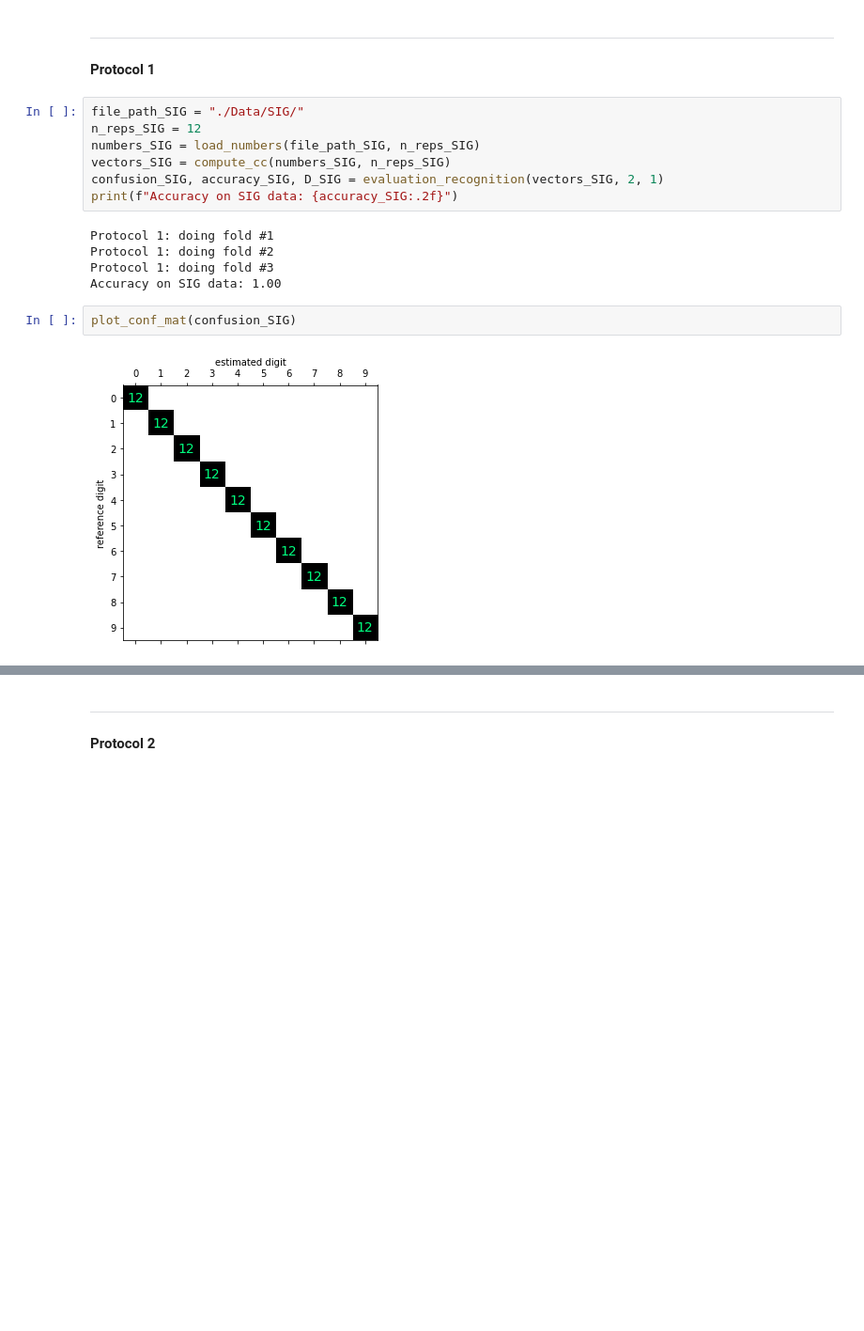
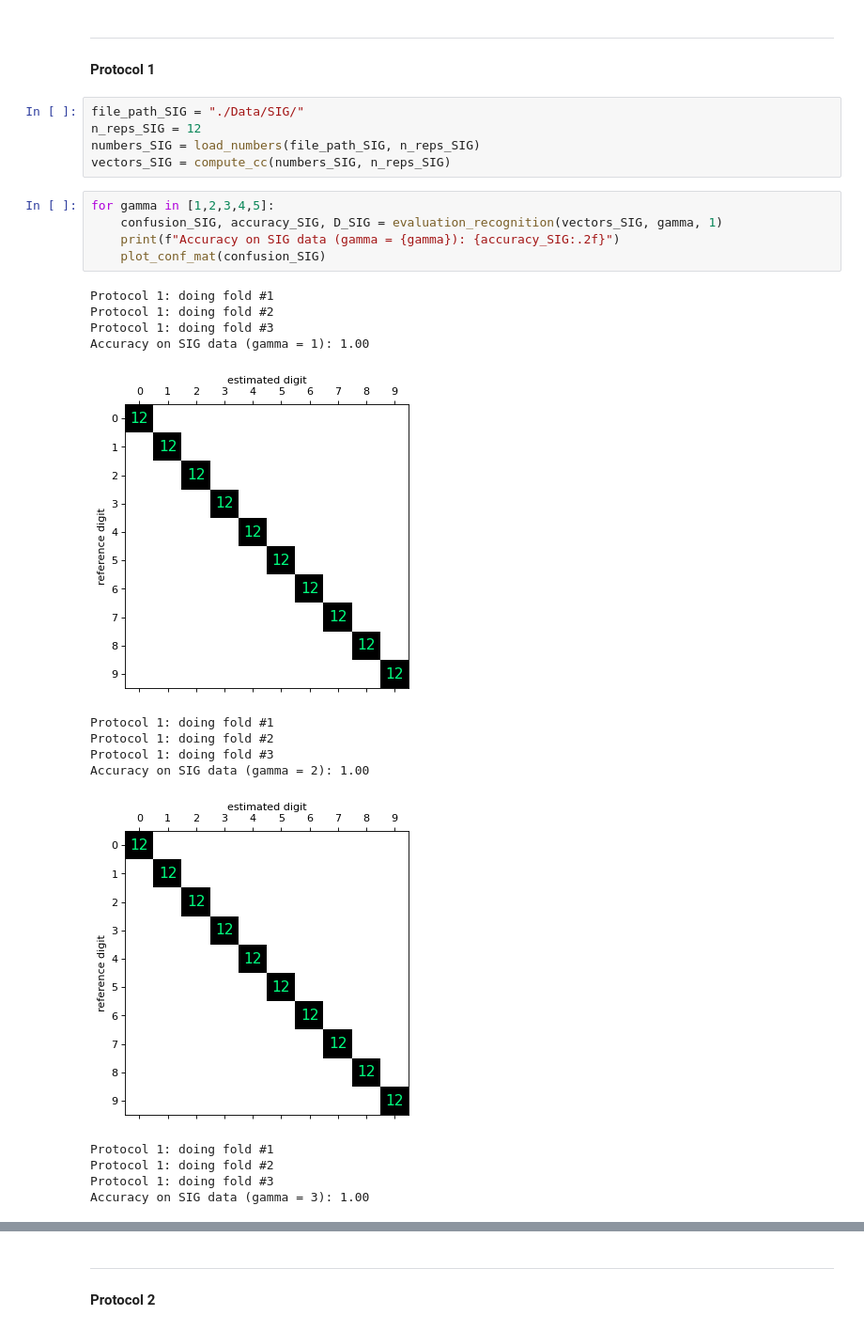
Before and after one commit to littlebuzzybee/TSIA206-TP2, a Jupyter notebook: TP_DTW_speech_recognition_LY_PERSONNAZ.ipynb, the cells around one changed output, grey strips where cells are left out. Shown: that part at 94% size. Drawn from its saved outputs; the diff is of its cells as text; blank space fills up the shorter version.

```diff
--- a/TP_DTW_speech_recognition_LY_PERSONNAZ.ipynb
+++ b/TP_DTW_speech_recognition_LY_PERSONNAZ.ipynb
@@ -828,14 +828,23 @@ file_path_SIG = "./Data/SIG/"
 n_reps_SIG = 12
 numbers_SIG = load_numbers(file_path_SIG, n_reps_SIG)
 vectors_SIG = compute_cc(numbers_SIG, n_reps_SIG)
-confusion_SIG, accuracy_SIG, D_SIG = evaluation_recognition(vectors_SIG, 2, 1)
-print(f"Accuracy on SIG data: {accuracy_SIG:.2f}")
-# %% [output]
-Protocol 1: doing fold #1
-Protocol 1: doing fold #2
-Protocol 1: doing fold #3
-Accuracy on SIG data: 1.00
-# %%
-plot_conf_mat(confusion_SIG)
-# %% [output]
-[figure, removed]
+# %%
+for gamma in [1,2,3,4,5]:
+    confusion_SIG, accuracy_SIG, D_SIG = evaluation_recognition(vectors_SIG, gamma, 1)
+    print(f"Accuracy on SIG data (gamma = {gamma}): {accuracy_SIG:.2f}")
+    plot_conf_mat(confusion_SIG)
+# %% [output]
+Protocol 1: doing fold #1
+Protocol 1: doing fold #2
+Protocol 1: doing fold #3
+Accuracy on SIG data (gamma = 1): 1.00
+[figure, added]
+Protocol 1: doing fold #1
+Protocol 1: doing fold #2
+Protocol 1: doing fold #3
+Accuracy on SIG data (gamma = 2): 1.00
+[figure, added]
+Protocol 1: doing fold #1
+Protocol 1: doing fold #2
+Protocol 1: doing fold #3
+Accuracy on SIG data (gamma = 3): 1.00
```
Also changed, not shown: parts of 28 cells of this notebook.
